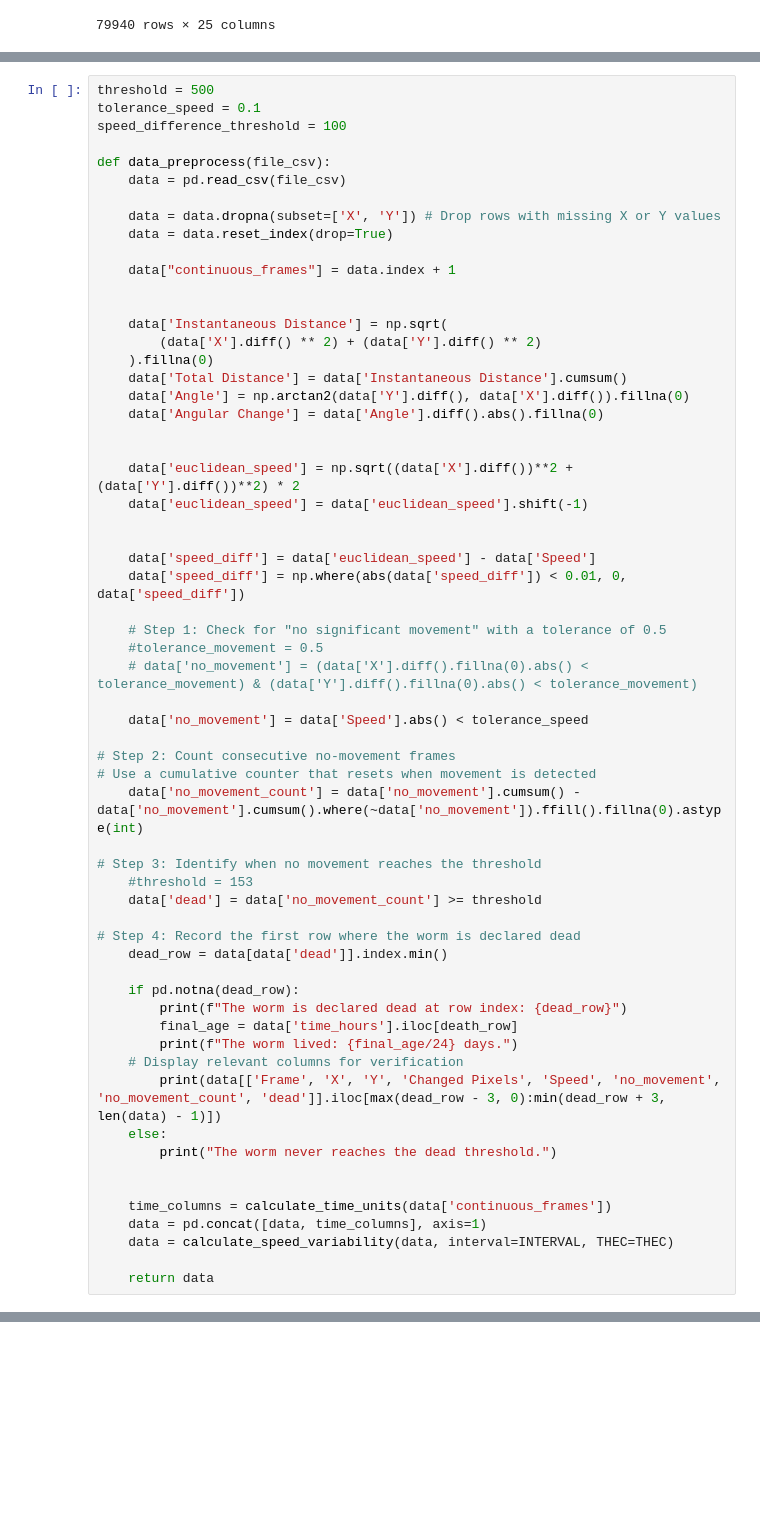
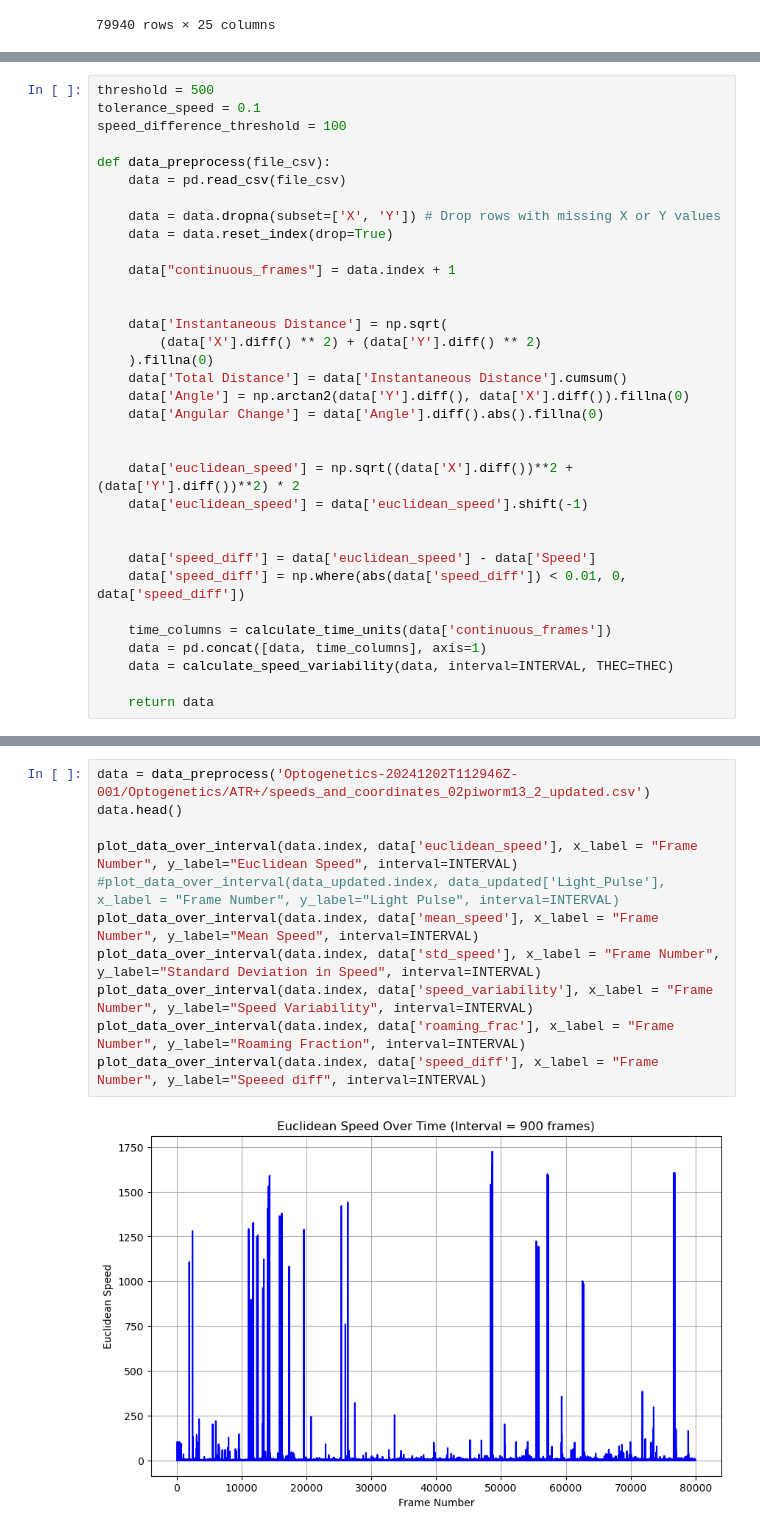
Before and after one commit to srsingh04/mlproject2, a Jupyter notebook: exploration_ATR.ipynb, the cells around one changed output, grey strips where cells are left out. Saved outputs shown, nothing was run; the diff lists cells and outputs as text; blank space fills up the shorter version.

```diff
--- a/exploration_ATR.ipynb
+++ b/exploration_ATR.ipynb
@@ -454,33 +357,6 @@ def data_preprocess(file_csv):
     data['speed_diff'] = data['euclidean_speed'] - data['Speed']
     data['speed_diff'] = np.where(abs(data['speed_diff']) < 0.01, 0, data['speed_diff'])
 
-    # Step 1: Check for "no significant movement" with a tolerance of 0.5
-    #tolerance_movement = 0.5
-    # data['no_movement'] = (data['X'].diff().fillna(0).abs() < tolerance_movement) & (data['Y'].diff().fillna(0).abs() < tolerance_movement)
-
-    data['no_movement'] = data['Speed'].abs() < tolerance_speed
-
-# Step 2: Count consecutive no-movement frames
-# Use a cumulative counter that resets when movement is detected
-    data['no_movement_count'] = data['no_movement'].cumsum() - data['no_movement'].cumsum().where(~data['no_movement']).ffill().fillna(0).astype(int)
-
-# Step 3: Identify when no movement reaches the threshold
-    #threshold = 153
-    data['dead'] = data['no_movement_count'] >= threshold
-
-# Step 4: Record the first row where the worm is declared dead
-    dead_row = data[data['dead']].index.min()
-
-    if pd.notna(dead_row):
-        print(f"The worm is declared dead at row index: {dead_row}")
-        final_age = data['time_hours'].iloc[death_row]
-        print(f"The worm lived: {final_age/24} days.")
-    # Display relevant columns for verification
-        print(data[['Frame', 'X', 'Y', 'Changed Pixels', 'Speed', 'no_movement', 'no_movement_count', 'dead']].iloc[max(dead_row - 3, 0):min(dead_row + 3, len(data) - 1)])
-    else:
-        print("The worm never reaches the dead threshold.")
-
-
     time_columns = calculate_time_units(data['continuous_frames'])
     data = pd.concat([data, time_columns], axis=1)
     data = calculate_speed_variability(data, interval=INTERVAL, THEC=THEC)
@@ -492,0 +365,13 @@ The worm never reaches the dead threshold.
+# %%
+data = data_preprocess('Optogenetics-20241202T112946Z-001/Optogenetics/ATR+/speeds_and_coordinates_02piworm13_2_updated.csv')
+data.head()
+
+plot_data_over_interval(data.index, data['euclidean_speed'], x_label = "Frame Number", y_label="Euclidean Speed", interval=INTERVAL)
+#plot_data_over_interval(data_updated.index, data_updated['Light_Pulse'], x_label = "Frame Number", y_label="Light Pulse", interval=INTERVAL)
+plot_data_over_interval(data.index, data['mean_speed'], x_label = "Frame Number", y_label="Mean Speed", interval=INTERVAL)
+plot_data_over_interval(data.index, data['std_speed'], x_label = "Frame Number", y_label="Standard Deviation in Speed", interval=INTERVAL)
+plot_data_over_interval(data.index, data['speed_variability'], x_label = "Frame Number", y_label="Speed Variability", interval=INTERVAL)
+plot_data_over_interval(data.index, data['roaming_frac'], x_label = "Frame Number", y_label="Roaming Fraction", interval=INTERVAL)
+plot_data_over_interval(data.index, data['speed_diff'], x_label = "Frame Number", y_label="Speeed diff", interval=INTERVAL)
+# %% [output]
+[figure, added]
```
Also changed, not shown: parts of 23 cells of this notebook, 2 other files.
